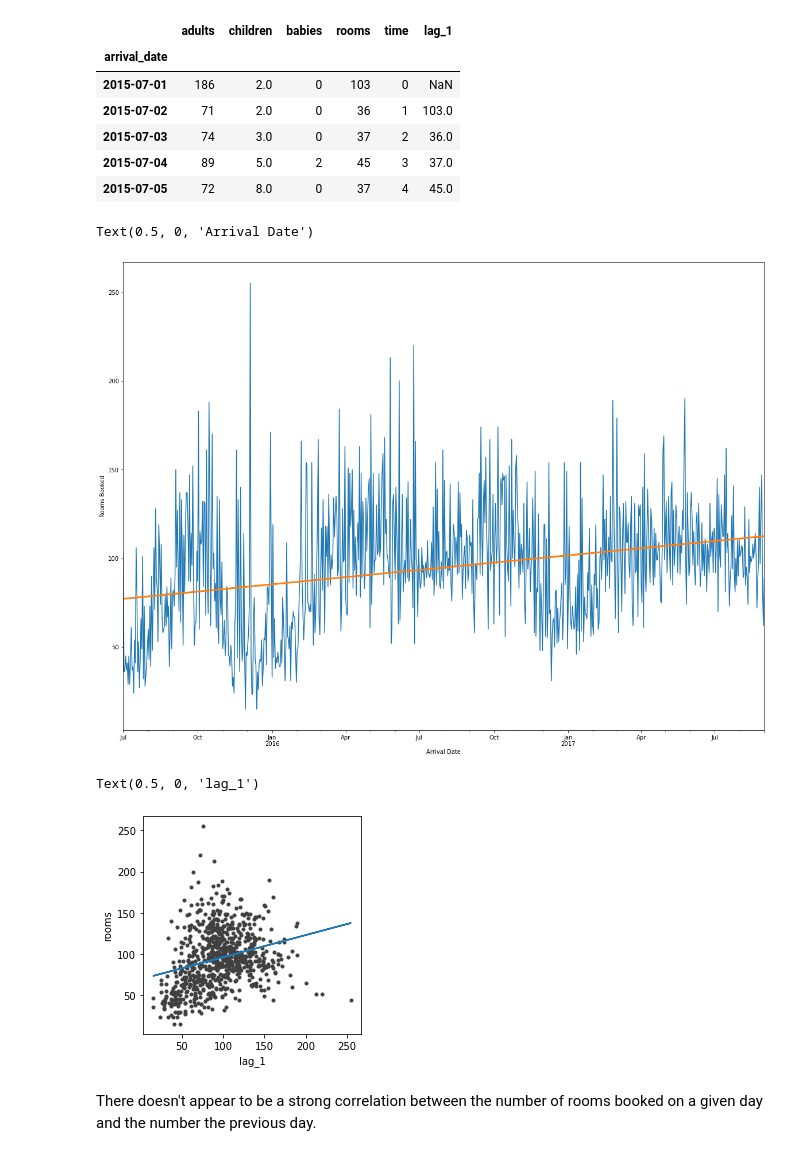
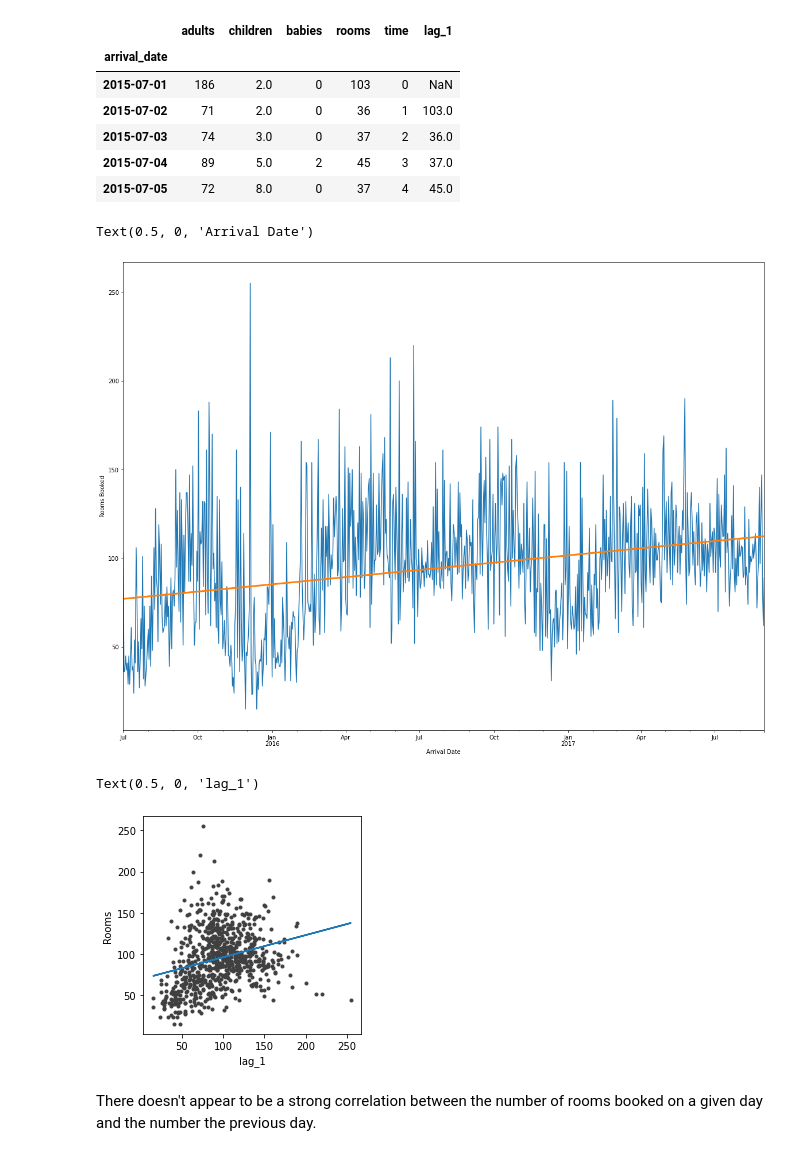
Before and after one commit to PaigeCrossley/Time_Series_Projects, a Jupyter notebook: hotel-demand.ipynb, the cells around one changed output. Saved outputs shown, nothing was run; the diff lists cells and outputs as text; code cells hidden in the pictures.

```diff
--- a/hotel-demand.ipynb
+++ b/hotel-demand.ipynb
@@ -143,7 +156,7 @@ lag.head()
 | 2015-07-04 | 89 | 5.0 | 2 | 45 | 3 | 37.0 |
 | 2015-07-05 | 72 | 8.0 | 0 | 37 | 4 | 45.0 |
 # %%
-# time-step
+# Time-step
 
 X = hotel_ts.loc[:, ['time']]
 y = hotel_ts.loc[:, 'rooms']
@@ -152,35 +165,35 @@ model = LinearRegression()
 model.fit(X, y)
 
 y_pred = pd.Series(model.predict(X), index=X.index)
+
+ax = y.plot(figsize=(20,15), ylabel="Rooms Booked")
+ax = y_pred.plot(ax=ax, linewidth=3)
+ax.set_xlabel("Arrival Date")
+# %% [output]
+Text(0.5, 0, 'Arrival Date')
+[figure, added]
-# %%
-ax = y.plot(figsize=(20,15), ylabel="Rooms Booked")
-ax = y_pred.plot(ax=ax, linewidth=3)
-ax.set_xlabel("Arrival Date")
-# %% [output]
-Text(0.5, 0, 'Arrival Date')
-[figure, removed]
 # %%
-# lag
+# Lag
 
 X = lag.loc[:, ['lag_1']]
 X.dropna(inplace=True)
 y = lag.loc[:, 'rooms']
 y, X = y.align(X, join='inner')
 
 model = LinearRegression()
 model.fit(X, y)
 
 y_pred = pd.Series(model.predict(X), index=X.index)
+
+fig, ax = plt.subplots()
+ax.plot(X['lag_1'], y, '.', color='0.25')
+ax.plot(X['lag_1'], y_pred)
+ax.set_aspect('equal')
+ax.set_ylabel('Rooms')
+ax.set_xlabel('lag_1')
+# %% [output]
+Text(0.5, 0, 'lag_1')
+[figure, added]
-# %%
-fig, ax = plt.subplots()
-ax.plot(X['lag_1'], y, '.', color='0.25')
-ax.plot(X['lag_1'], y_pred)
-ax.set_aspect('equal')
-ax.set_ylabel('rooms')
-ax.set_xlabel('lag_1')
-# %% [output]
-Text(0.5, 0, 'lag_1')
-[figure, removed]
 # %% [markdown]
 There doesn't appear to be a strong correlation between the number of rooms booked on a given day and the number the previous day.
 # %%
```
Also changed, not shown: parts of 36 cells of this notebook.
